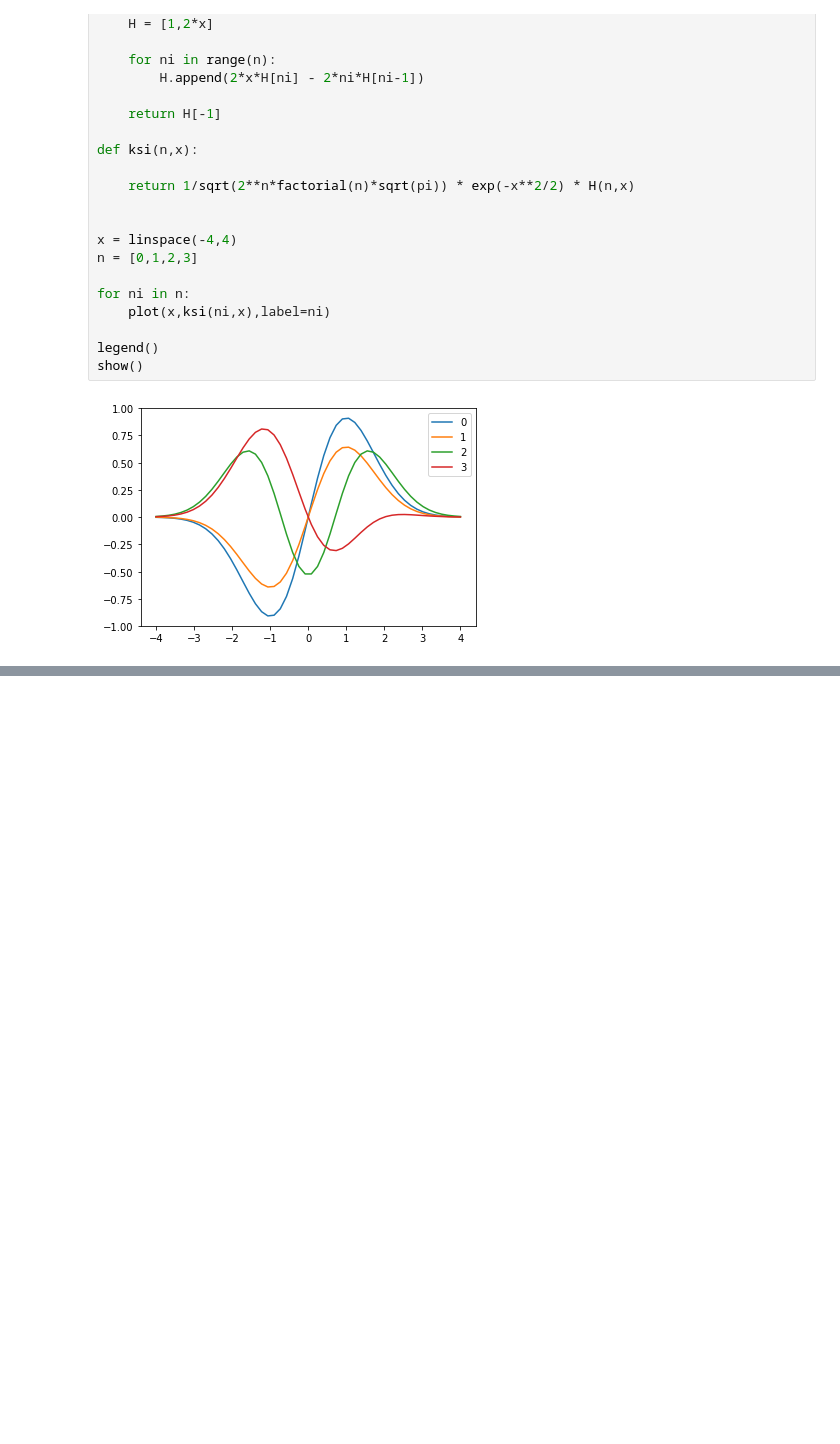
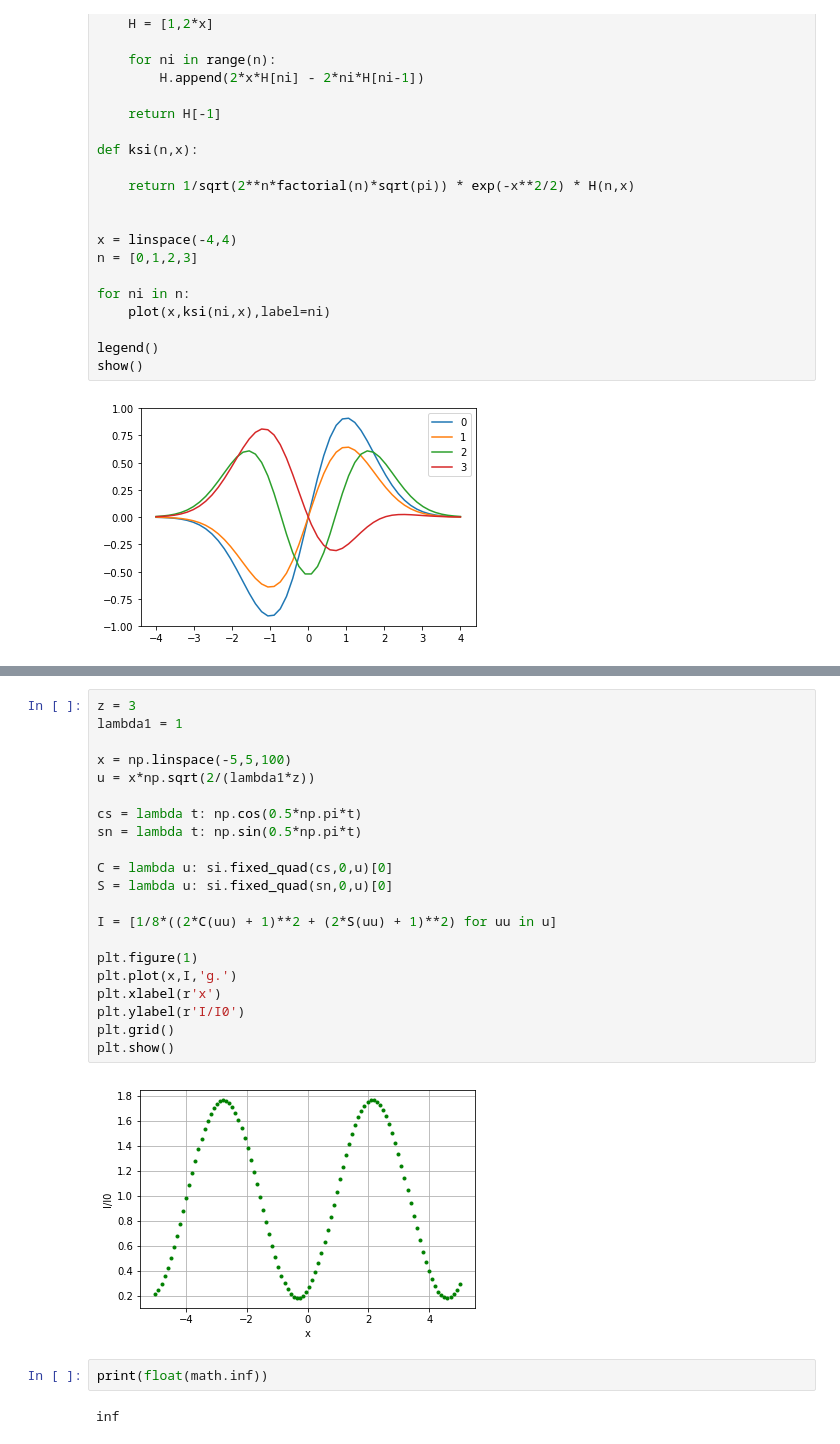
Before and after one commit to ignaciop/python_varios, a Jupyter notebook: cp-newman-ch5.ipynb, the cells around one changed output, grey strips where cells are left out. Saved outputs shown, nothing was run; the diff lists cells and outputs as text; blank space fills up the shorter version.

```diff
--- a/cp-newman-ch5.ipynb
+++ b/cp-newman-ch5.ipynb
@@ -148,0 +286,27 @@ show()
+# %%
+z = 3
+lambda1 = 1
+
+x = np.linspace(-5,5,100)
+u = x*np.sqrt(2/(lambda1*z))
+
+cs = lambda t: np.cos(0.5*np.pi*t)
+sn = lambda t: np.sin(0.5*np.pi*t)
+
+C = lambda u: si.fixed_quad(cs,0,u)[0]
+S = lambda u: si.fixed_quad(sn,0,u)[0]
+
+I = [1/8*((2*C(uu) + 1)**2 + (2*S(uu) + 1)**2) for uu in u]
+
+plt.figure(1)
+plt.plot(x,I,'g.')
+plt.xlabel(r'x')
+plt.ylabel(r'I/I0')
+plt.grid()
+plt.show()
+# %% [output]
+[figure, added]
+# %%
+print(float(math.inf))
+# %% [output]
+inf
```
Also changed, not shown: parts of 9 cells of this notebook, 1 other file.
